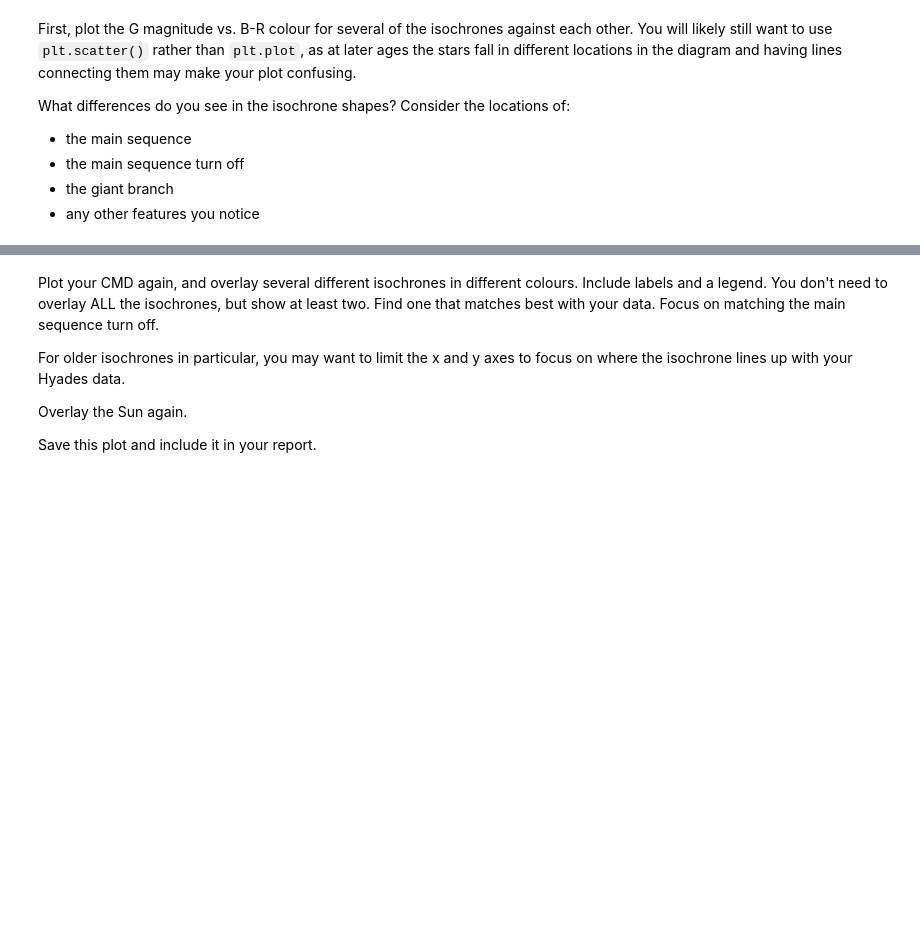
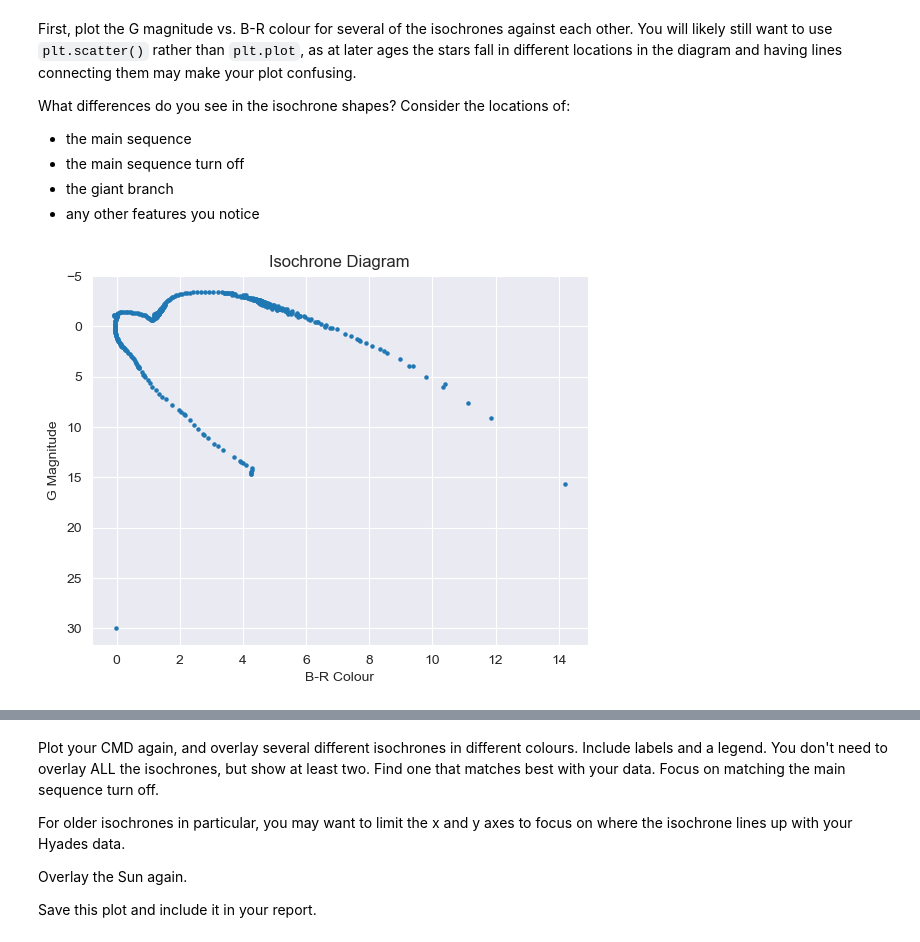
Before and after one commit to oscar066/Stellar-cluster-DataAnalysis, a Jupyter notebook: CMD_project_template.ipynb, the cells around one changed output, grey strips where cells are left out. Saved outputs shown, nothing was run; the diff lists cells and outputs as text; code cells hidden in the pictures; blank space fills up the shorter version.

```diff
--- a/CMD_project_template.ipynb
+++ b/CMD_project_template.ipynb
@@ -433,3 +521,17 @@ Read in the data. You can use `np.loadtxt` here, or `np.genfromtxt` - either sho
+# %%
+# Isochrones
+isochrone_data = np.genfromtxt('editedIsochrones/isochrone_z02_316Myr.dat', delimiter=',', unpack=True)
+
+mass = isochrone_data[0]
+Gmag = isochrone_data[1]
+G_BPmag = isochrone_data[2]
+G_RPmag = isochrone_data[3]
+
+# checking sanity of the data
+print(f"mass: {mass}\n")
+print(f"Gmag: {Gmag}\n")
+print(f"G_BPmag: {G_BPmag}\n")
+print(f"G_RPmag: {G_RPmag}\n")
 # %% [markdown]
 First, plot the G magnitude vs. B-R colour for several of the isochrones against each other. You will likely still want to use `plt.scatter()` rather than `plt.plot`, as at later ages the stars fall in different locations in the diagram and having lines connecting them may make your plot confusing.
 
@@ -442,0 +543,16 @@ What differences do you see in the isochrone shapes? Consider the locations of:
+# %%
+
+# Calculate B-R colour
+b_r = G_BPmag - G_RPmag
+
+plt.scatter(b_r, Gmag, s=5)  # s sets the size of the points
+
+plt.gca().invert_yaxis()  # Invert the y-axis because brighter stars have lower magnitudes
+
+plt.xlabel('B-R Colour')
+plt.ylabel('G Magnitude')
+plt.title('Isochrone Diagram')
+
+plt.show()
+# %% [output]
+[figure, added]
```
Also changed, not shown: parts of 13 cells of this notebook, 4 other files.
